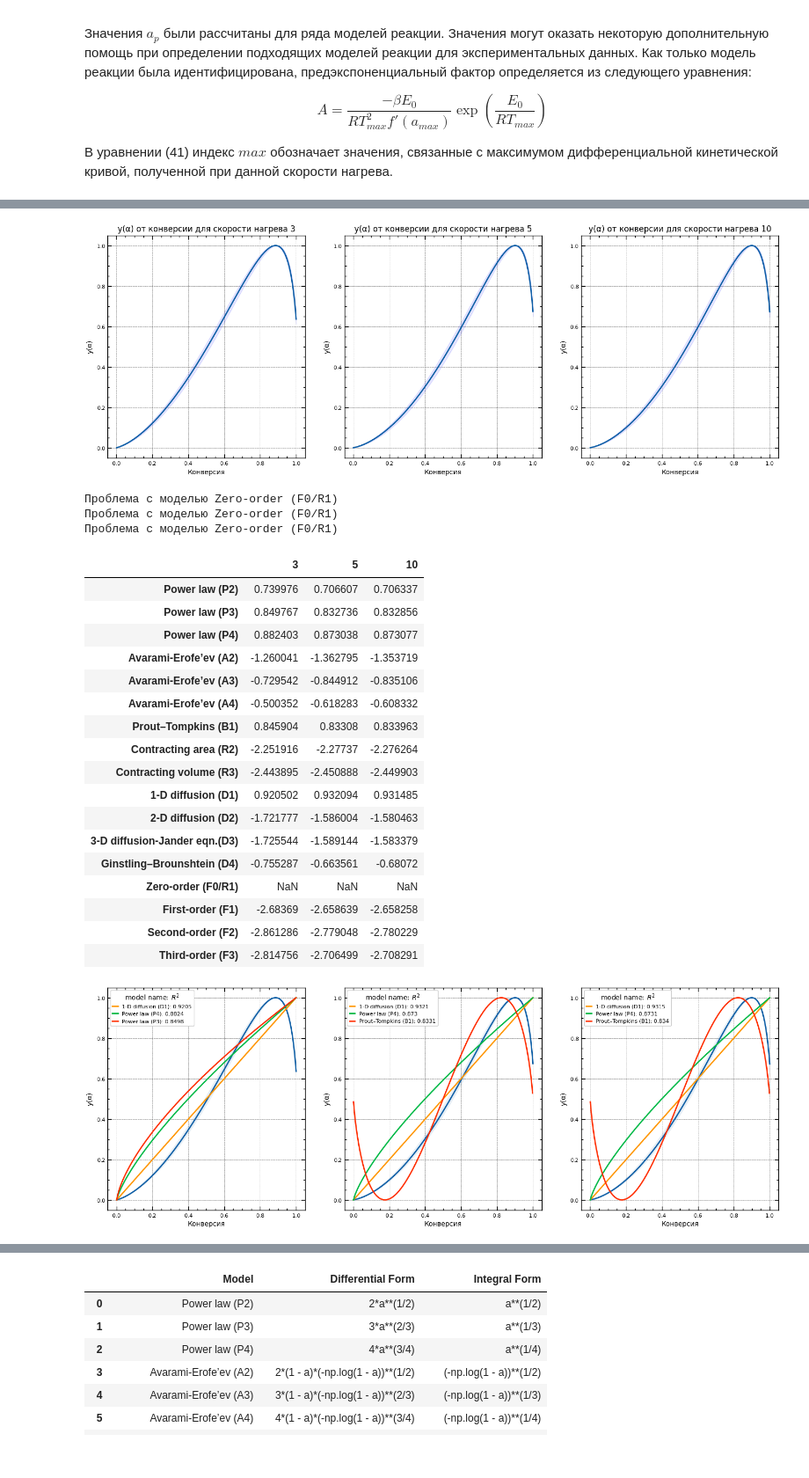
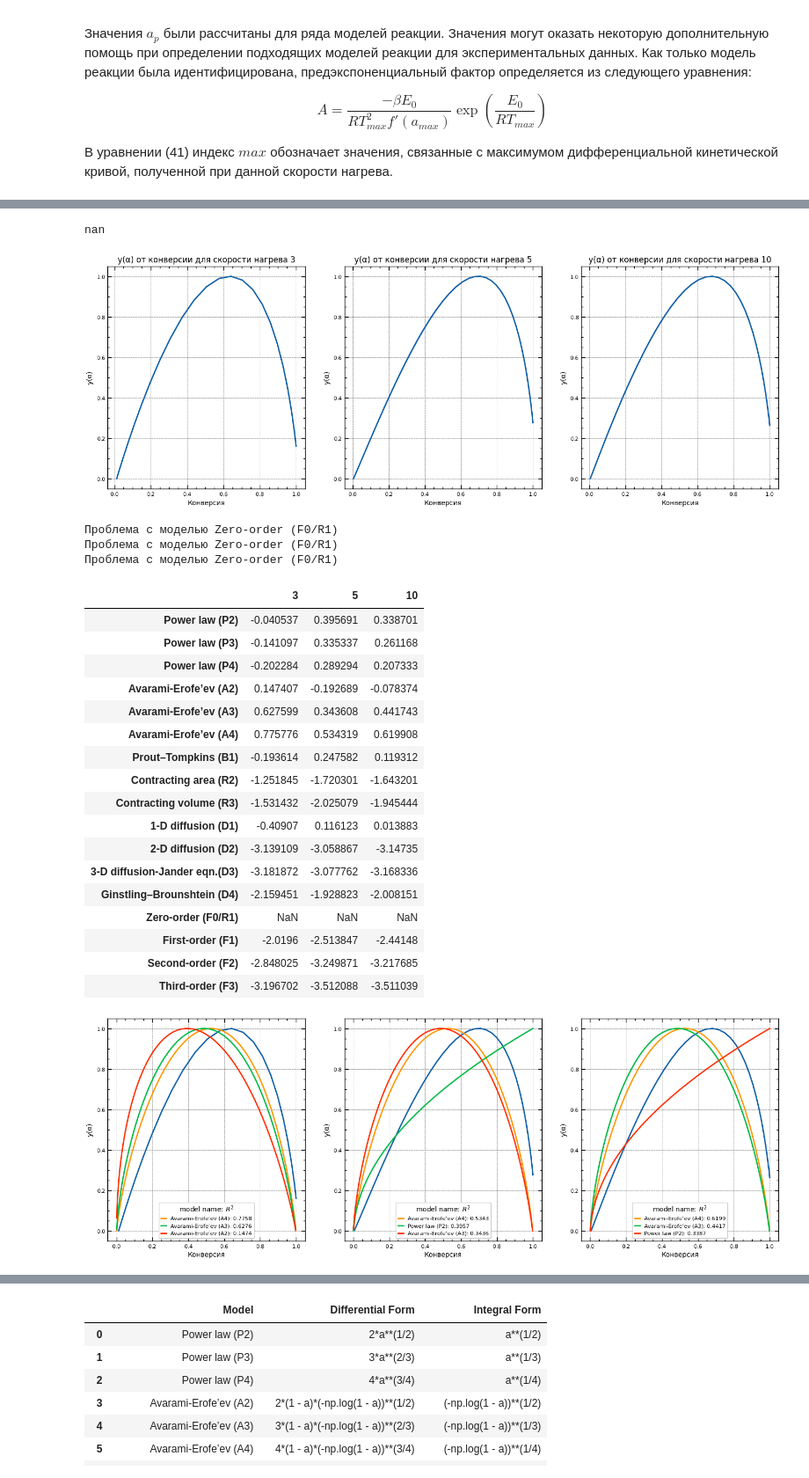
Before and after one commit to kdavjd/isoconversion_study_of_reaction_kinetics, a Jupyter notebook: isoconversion_new.ipynb, the cells around one changed output, grey strips where cells are left out. Shown at 88% size. Cells and saved outputs as stored; diff of their text form; code cells hidden in the pictures.

```diff
--- a/isoconversion_new.ipynb
+++ b/isoconversion_new.ipynb
@@ -1064,8 +1082,18 @@ def vyazovkin_lhs(Ea, dT, *args):
                 beta_j = args[j*2]  # j-тая скорость нагрева
                 T_j = args[j*2+1]  # температура для j-той скорости нагрева
 
-                # Вычисляем отношение для текущей пары i и j и добавляем его к накопленной сумме
-                sum_ratio += beta_j/beta_i * I(Ea, T_i, dT)/I(Ea, T_j, dT)
+                # Проверка деления на ноль
+                if beta_i == 0:
+                    continue
+                else:
+                    # Вычисляем отношение для текущей пары i и j и добавляем его к накопленной сумме
+                    I_i = I(Ea, T_i, dT)
+                    I_j = I(Ea, T_j, dT)
+
+                    if I_i == 0 or I_j == 0:
+                        break
+                    else:
+                        sum_ratio += beta_j/beta_i * I_i/I_j
 
     # Вычисляем и возвращаем результат, вычитая накопленную сумму отношений из n*(n-1)
     result = n*(n-1) - sum_ratio
@@ -1093,7 +1121,7 @@ def get_b_T_couples_list(conversion, df, heating_rates, da=0.02):
     return np.mean(dT), results
 # %%
 # Задаем диапазон конверсии и энергии активации
-conversion = np.round(np.arange(0.05, 0.95, 0.01),4)
+conversion = np.round(np.arange(0.05, 0.90, 0.05),4)
 Ea = np.arange(10000, 150001, 1000)
 
 # Создаем пустой датафрейм для хранения результатов
@@ -1255,8 +1283,12 @@ plt.show()
+# %%
+E0_mean
+# %% [output]
+nan
 # %%
 # Получаем описательную статистику для E0, в диапазоне конверсий 0.2 - 0.8
 E0_stats = vyazovkin_Ea.iloc[15:-14].describe()
-E0_mean = E0_stats['mean']
-E0_std = E0_stats['std']
+E0_mean = 100_000#E0_stats['mean']
+E0_std = 2000#E0_stats['std']
 
 # Создаём пустые словари для хранения нормализованных значений y(α) и его доверительных интервалов
 y_alpha = {}
@@ -1268,7 +1300,7 @@ for rate in heating_rates:
 
     # Извлекаем отфильтрованные значения конверсии для данной скорости нагрева
     beta = int(rate)
-    query = f'conversion_Synthesis_{beta}'
+    query = f'conversion_Sublimation_{beta}'
     conversion_rate = reactions_df[query].dropna()
 
     # Переводим индексы температуры из градусов Цельсия в Кельвины
@@ -1311,7 +1343,7 @@ for i, rate in enumerate(heating_rates):
     ax = axs[i]
     # Строим график y(α) для данной скорости нагрева
     beta = int(rate)
-    query = f'conversion_Synthesis_{beta}'
+    query = f'conversion_Sublimation_{beta}'
     conversion_rate = reactions_df[query].dropna()
     ax.plot(conversion_rate.values[1:], y_alpha[rate], label=f'Heating rate: {rate}')
     # Добавляем доверительный интервал на график
@@ -1329,7 +1361,7 @@ for i, rate in enumerate(heating_rates):
 # Отображаем график
 plt.show()
 # %% [output]
-[figure, old version]
+[figure, new version]
 # %%
 # Создаем DataFrame для хранения нормализованных значений кривых
 normalized_curves_df = pd.DataFrame()
@@ -1340,7 +1372,7 @@ mse_df = pd.DataFrame()
 # Цикл для перебора всех ключей в словаре filtered_conversion_values
 for rate in heating_rates:
     beta = int(rate)
-    query = f'conversion_Synthesis_{beta}'
+    query = f'conversion_Sublimation_{beta}'
     conversion_rate = reactions_df[query].dropna()
 
     # Присваиваем переменной a значения, начиная со второго элемента
@@ -1435,23 +1467,23 @@ y_r2_df
 Проблема с моделью Zero-order (F0/R1)
 Проблема с моделью Zero-order (F0/R1)
 |  | 3 | 5 | 10 |
-| Power law (P2) | 0.739976 | 0.706607 | 0.706337 |
-| Power law (P3) | 0.849767 | 0.832736 | 0.832856 |
-| Power law (P4) | 0.882403 | 0.873038 | 0.873077 |
-| Avarami-Erofe’ev (A2) | -1.260041 | -1.362795 | -1.353719 |
-| Avarami-Erofe’ev (A3) | -0.729542 | -0.844912 | -0.835106 |
-| Avarami-Erofe’ev (A4) | -0.500352 | -0.618283 | -0.608332 |
-| Prout–Tompkins (B1) | 0.845904 | 0.83308 | 0.833963 |
-| Contracting area (R2) | -2.251916 | -2.27737 | -2.276264 |
-| Contracting volume (R3) | -2.443895 | -2.450888 | -2.449903 |
-| 1-D diffusion (D1) | 0.920502 | 0.932094 | 0.931485 |
-| 2-D diffusion (D2) | -1.721777 | -1.586004 | -1.580463 |
-| 3-D diffusion-Jander eqn.(D3) | -1.725544 | -1.589144 | -1.583379 |
-| Ginstling–Brounshtein (D4) | -0.755287 | -0.663561 | -0.68072 |
+| Power law (P2) | -0.040537 | 0.395691 | 0.338701 |
+| Power law (P3) | -0.141097 | 0.335337 | 0.261168 |
+| Power law (P4) | -0.202284 | 0.289294 | 0.207333 |
+| Avarami-Erofe’ev (A2) | 0.147407 | -0.192689 | -0.078374 |
+| Avarami-Erofe’ev (A3) | 0.627599 | 0.343608 | 0.441743 |
+| Avarami-Erofe’ev (A4) | 0.775776 | 0.534319 | 0.619908 |
+| Prout–Tompkins (B1) | -0.193614 | 0.247582 | 0.119312 |
+| Contracting area (R2) | -1.251845 | -1.720301 | -1.643201 |
+| Contracting volume (R3) | -1.531432 | -2.025079 | -1.945444 |
+| 1-D diffusion (D1) | -0.40907 | 0.116123 | 0.013883 |
+| 2-D diffusion (D2) | -3.139109 | -3.058867 | -3.14735 |
+| 3-D diffusion-Jander eqn.(D3) | -3.181872 | -3.077762 | -3.168336 |
+| Ginstling–Brounshtein (D4) | -2.159451 | -1.928823 | -2.008151 |
 | Zero-order (F0/R1) | NaN | NaN | NaN |
-| First-order (F1) | -2.68369 | -2.658639 | -2.658258 |
-| Second-order (F2) | -2.861286 | -2.779048 | -2.780229 |
-| Third-order (F3) | -2.814756 | -2.706499 | -2.708291 |
+| First-order (F1) | -2.0196 | -2.513847 | -2.44148 |
+| Second-order (F2) | -2.848025 | -3.249871 | -3.217685 |
+| Third-order (F3) | -3.196702 | -3.512088 | -3.511039 |
 # %%
 # Количество моделей, которые мы хотим отобразить на графике
 TOP_N = 3
@@ -1465,7 +1497,7 @@ fig, axs = plt.subplots(1, len(heating_rates), figsize=(6*len(heating_rates), 6)
 # Перебираем скорости нагрева
 for i, rate in enumerate(heating_rates):
     beta = int(rate)
-    query = f'conversion_Synthesis_{beta}'
+    query = f'conversion_Sublimation_{beta}'
     conversion_rate = reactions_df[query].dropna()
 
     ax = axs[i]
@@ -1485,34 +1517,34 @@ for i, rate in enumerate(heating_rates):
         # выбираем цвет из палитры по кругу, используя остаток от деления индекса модели на количество цветов в палитре
         # это позволяет повторять цвета, если моделей больше, чем цветов в палитре
         color = custom_palette[j % len(custom_palette)]
 
         # выбираем данные для данной модели и строим график
         model_data = ya_curves_df[ya_curves_df['Model'] == model]
         ax.plot(model_data['Conversion'], model_data['Normalized Differential Form'], color=color)
 
         # Вычисляем R^2 для модели, округляем до 4 знаков и добавляем в список
         r2_value = round(y_r2_df.loc[model, rate], 4)
         r2_values.append((color, model, r2_value))
 
     ax.set_xlabel('Конверсия', fontsize=MEDIUM_SIZE)
     ax.set_ylabel('y(α)', fontsize=MEDIUM_SIZE)
     ax.tick_params(axis='both', which='both', labelsize=SMALL_SIZE)
 
     # Создаём DataFrame для таблицы в легенде
     r2_df_for_legend = pd.DataFrame(r2_values, columns=['Color', 'Model', 'R^2'])
     r2_df_for_legend.set_index(['Color', 'Model'], inplace=True)
 
     # Добавляем легенду с таблицей
     legend_labels = [plt.Line2D([0], [0], color=c, lw=2) for c in r2_df_for_legend.index.get_level_values('Color')]
     ax.legend(
         legend_labels,
         [f'{m}: {v}' for m, v in zip(r2_df_for_legend.index.get_level_values('Model'), r2_df_for_legend['R^2'])],
         title=r'model name: $R^2$', title_fontsize=MEDIUM_SIZE, handlelength=1, fontsize=SMALL_SIZE)
 
 # Отображаем график
 plt.show()
 # %% [output]
-[figure, old version]
+[figure, new version]
 # %%
 fig, ax = plt.subplots(figsize=(10, 8))
 
```
Also changed, not shown: parts of 19 cells of this notebook, 1 other file.
